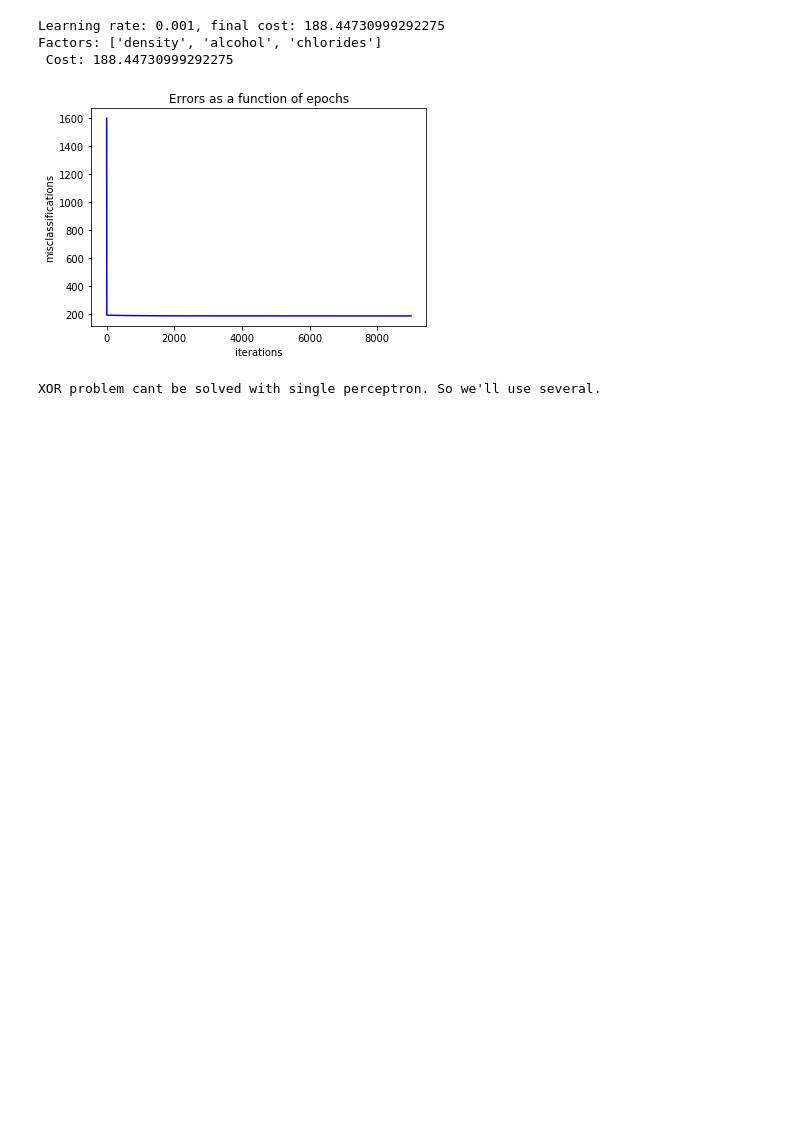
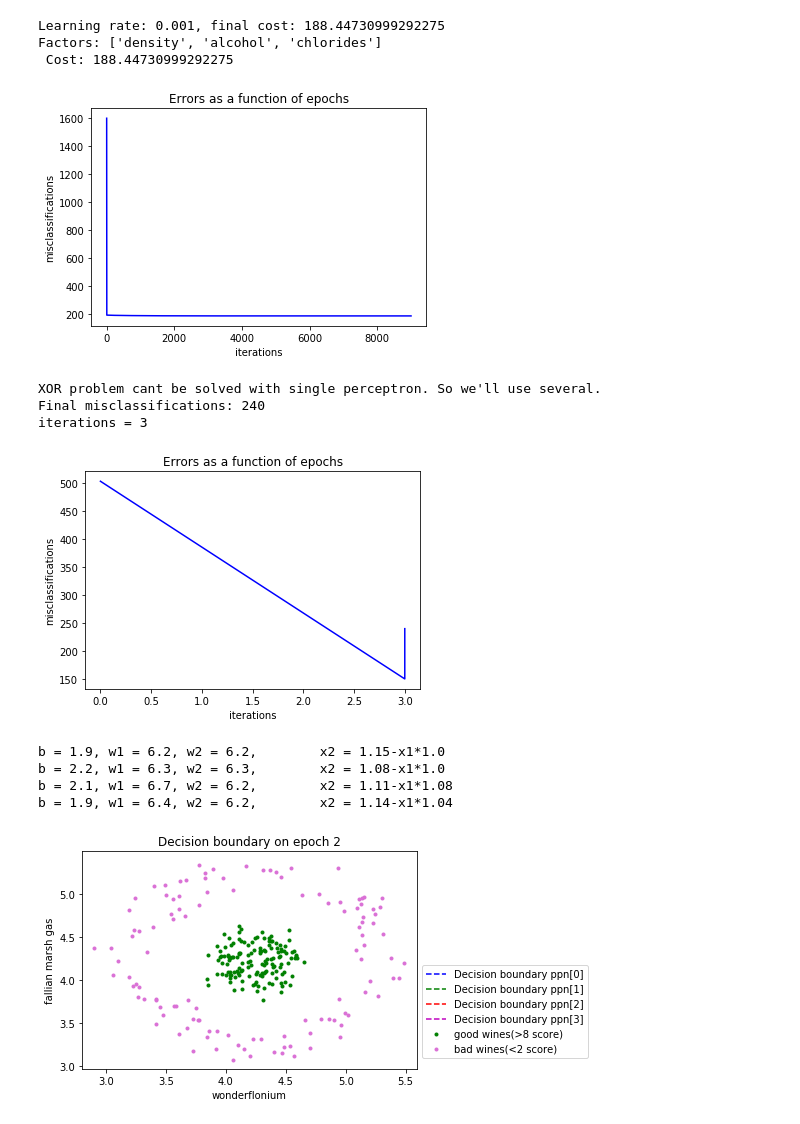
Before and after one commit to tsergien/sommelier, a Jupyter notebook: perceptron.ipynb, the cells around one changed output. Cells and saved outputs as stored; diff of their text form; code cells hidden in the pictures; blank space fills up the shorter version.

```diff
--- a/perceptron.ipynb
+++ b/perceptron.ipynb
@@ -477,6 +477,7 @@ def plot_mlp(performance, wine_data, good_thresh, bad_thresh, factors: list, epo
     plt.figure(1)
     errors = [performance[i][1]  for i in range(len(performance))]
     epochs = [performance[i][0]  for i in range(len(performance))]
+    print(f'iterations = {len(performance)}')
     plt.plot(epochs, errors, c='b')
     plt.xlabel('iterations')
     plt.ylabel('misclassifications')
@@ -496,23 +497,13 @@ def plot_mlp(performance, wine_data, good_thresh, bad_thresh, factors: list, epo
         x2 = {round((good_thresh - b)/w2,2)}-x1*{round(w1/w2,2)}')
         f1 = [i for i in range(-50, 50)]
         f2 = [ (good_thresh - b - w1 * f1[j]) / w2 for j in range(len(f1))]
-        plt.plot(f1, f2, linestyle='--', color=db_c[j], label='Decision Boundary')
+        plt.plot(f1, f2, linestyle='--', color=db_c[j], label=f'Decision boundary ppn[{j}]')
 
     goods = wine_data[wine_data.quality >= good_thresh]
     bads = wine_data[wine_data.quality <= bad_thresh]
     xg, yg = goods[factors[0]].values, goods[factors[1]].values
     xb, yb = bads[factors[0]].values, bads[factors[1]].values
-    # count good dots and define how to fill the field
-    right_color, left_color = green, pink
-    upper_dots = 0
-    for xi, yi in zip(xb, yb):
-        if (good_thresh - b - w1 * xi) / w2 < yi:
-            upper_dots += 1
-    if upper_dots > len(xb) / 2:
-        right_color, left_color = pink, green
 
-    plt.fill_between(f1, f2, max(f1)+5, facecolor=right_color)
-    plt.fill_between(f1, f2, min(f1)-5, facecolor=left_color)
     plt.scatter(xg, yg, marker='.', c='green', label=f'good wines(>{good_thresh-1} score)')
     plt.scatter(xb, yb, marker='.', c='orchid', label=f'bad wines(<{bad_thresh+1} score)')
     plt.title(f'Decision boundary on epoch {epoch}')
@@ -539,7 +530,7 @@ def dot_m(M, v):
 
 class MLP(object): # for MultiLayer Perceptron
 
-    def __init__(self, threshold, learning_rate =0.4, epochs=0):
+    def __init__(self, threshold, learning_rate =0.1, epochs=0):
         self.learning_rate = learning_rate
         self.epochs = epochs
         self.res = []
@@ -573,34 +564,41 @@ class MLP(object): # for MultiLayer Perceptron
         y = [int(random.random() > 0.5) for _ in range(len(x))]
         self.res.append([0, self.error(y, d), self.w, self.bias])
         for i in inf() if self.epochs == 0 else range(self.epochs):
             for row in range(len(x)):
                 y[row] = self.forward_propagation(x[row])
                 error = d[row] - y[row]
                 for i in range(4):
                     self.w[i] += self.learning_rate * self.h[i] * error
                 for i in range(4):
                     self.w_hidden[i][0] += self.learning_rate * x[row][0] * error
                     self.w_hidden[i][1] += self.learning_rate * x[row][1] * error
                     self.bias_hidden[i] += self.learning_rate * error
                 self.bias += self.learning_rate * error
             self.res.append([i, self.error(y, d), self.w_hidden, self.bias_hidden])
             if self.epochs == 0 and self.res[-1][1] == 0:
                 break
         print(f'Final misclassifications: {self.res[-1][1]}')
         return
 
 
-def mlp(wine_data: pd.DataFrame, learning_rate, epochs: int):
+def mlp(wine_data: pd.DataFrame, learning_rate, epochs):
     nn = MLP(9, learning_rate, epochs)
     factors =  [df.columns[0], df.columns[1]]
     x = wine_data[factors].values
     d = (wine_data['quality'] >= 9).astype(int)
     nn.train(x, d)
-    print(f'b = {nn.res[-1][3]}')
-    plot_mlp(nn.res, wine_data, 9, 1, factors, nn.res[-1][0])
+    plot_mlp(nn.res, wine_data, 9, 1, factors, epochs)
     return
 
 
-mlp(df, 0.01, 1000)
+mlp(df, 0.01, 2)
 # %% [output]
 XOR problem cant be solved with single perceptron. So we'll use several.
+Final misclassifications: 240
+iterations = 3
+[figure, added]
+b = 1.9, w1 = 6.2, w2 = 6.2,        x2 = 1.15-x1*1.0
+b = 2.2, w1 = 6.3, w2 = 6.3,        x2 = 1.08-x1*1.0
+b = 2.1, w1 = 6.7, w2 = 6.2,        x2 = 1.11-x1*1.08
+b = 1.9, w1 = 6.4, w2 = 6.2,        x2 = 1.14-x1*1.04
+[figure, added]
```
